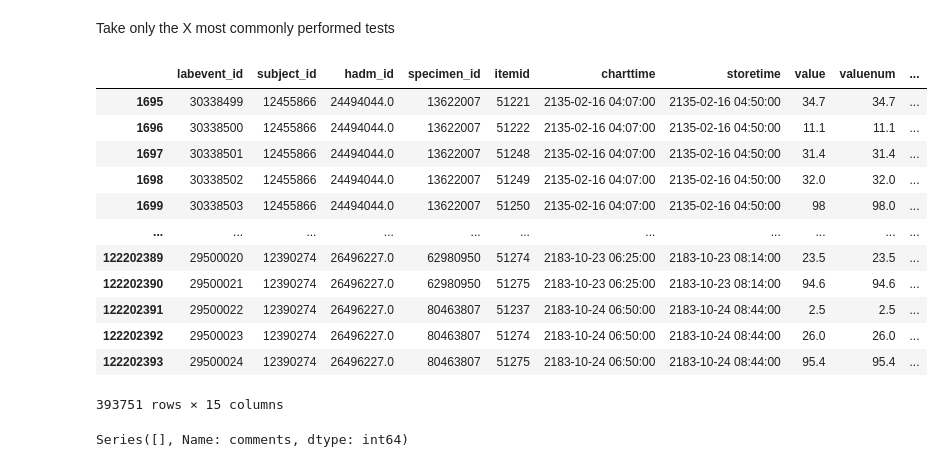
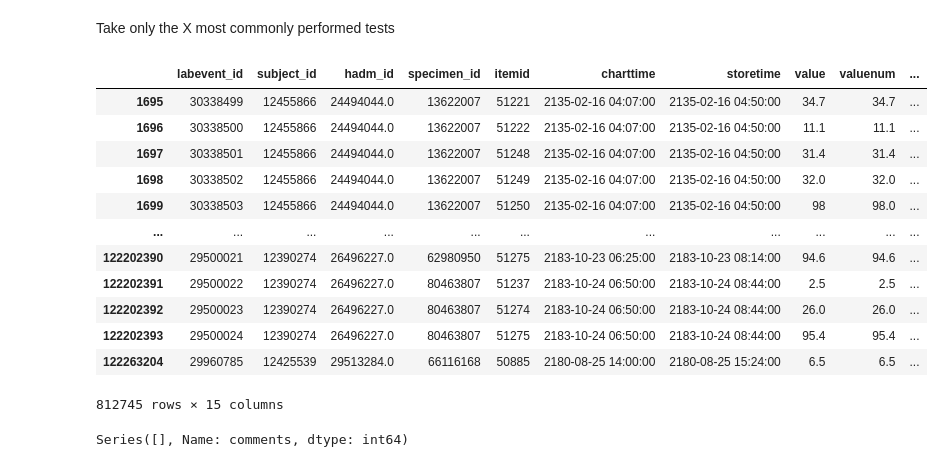
Before and after one commit to brandoncryu/disease_prediction, a Jupyter notebook: Generate Sample Patients.ipynb, the cells around one changed output. Cells and saved outputs as stored; diff of their text form; code cells hidden in the pictures.

```diff
--- a/Generate Sample Patients.ipynb
+++ b/Generate Sample Patients.ipynb
@@ -274,33 +309,36 @@ item_black_list = [50920, 51486, 51487, 51464, 51484, 51478, 51514, 51492, 51506
+# %%
+item_black_list = [50920]
+# 50920 - test results are text in comments - need to come back and figure out how to handle this
 # %% [markdown]
 Take only the X most commonly performed tests
 # %%
-top_test_num = 31
+top_test_num = 40
 
 lab_events_valid = lab_events_sampled[~lab_events_sampled['itemid'].isin(item_black_list)]
 
 # On patients with AKF
 itemid_sub_sample = lab_events_valid[lab_events_valid['subject_id'].isin(list(admissions_sample[admissions_sample['AKF'] == 1].subject_id))].groupby('itemid')['subject_id'].nunique().sort_values(ascending = False).head(top_test_num).reset_index().rename(columns = {'index' : 'itemid'}).itemid.to_list()
 # On all sample patients
 # itemid_sub_sample = lab_events_sampled.groupby('itemid')['subject_id'].nunique().sort_values(ascending = False).head(top_test_num).reset_index().rename(columns = {'index' : 'itemid'}).itemid.to_list()
 
 lab_events_sampled_sub = lab_events_sampled[lab_events_sampled['itemid'].isin(itemid_sub_sample)]
 # lab_events_sampled_sub = lab_events_sampled[lab_events_sampled['itemid'].isin([51466])]
 
 lab_events_sampled_sub
 # %% [output]
 |  | labevent_id | subject_id | hadm_id | specimen_id | itemid | charttime | storetime | value | valuenum | ... |
 | 1695 | 30338499 | 12455866 | 24494044.0 | 13622007 | 51221 | 2135-02-16 04:07:00 | 2135-02-16 04:50:00 | 34.7 | 34.7 | ... |
 | 1696 | 30338500 | 12455866 | 24494044.0 | 13622007 | 51222 | 2135-02-16 04:07:00 | 2135-02-16 04:50:00 | 11.1 | 11.1 | ... |
 | 1697 | 30338501 | 12455866 | 24494044.0 | 13622007 | 51248 | 2135-02-16 04:07:00 | 2135-02-16 04:50:00 | 31.4 | 31.4 | ... |
 | 1698 | 30338502 | 12455866 | 24494044.0 | 13622007 | 51249 | 2135-02-16 04:07:00 | 2135-02-16 04:50:00 | 32.0 | 32.0 | ... |
 | 1699 | 30338503 | 12455866 | 24494044.0 | 13622007 | 51250 | 2135-02-16 04:07:00 | 2135-02-16 04:50:00 | 98 | 98.0 | ... |
 | ... | ... | ... | ... | ... | ... | ... | ... | ... | ... | ... |
-| 122202389 | 29500020 | 12390274 | 26496227.0 | 62980950 | 51274 | 2183-10-23 06:25:00 | 2183-10-23 08:14:00 | 23.5 | 23.5 | ... |
 | 122202390 | 29500021 | 12390274 | 26496227.0 | 62980950 | 51275 | 2183-10-23 06:25:00 | 2183-10-23 08:14:00 | 94.6 | 94.6 | ... |
 | 122202391 | 29500022 | 12390274 | 26496227.0 | 80463807 | 51237 | 2183-10-24 06:50:00 | 2183-10-24 08:44:00 | 2.5 | 2.5 | ... |
 | 122202392 | 29500023 | 12390274 | 26496227.0 | 80463807 | 51274 | 2183-10-24 06:50:00 | 2183-10-24 08:44:00 | 26.0 | 26.0 | ... |
 | 122202393 | 29500024 | 12390274 | 26496227.0 | 80463807 | 51275 | 2183-10-24 06:50:00 | 2183-10-24 08:44:00 | 95.4 | 95.4 | ... |
+| 122263204 | 29960785 | 12425539 | 29513284.0 | 66116168 | 50885 | 2180-08-25 14:00:00 | 2180-08-25 15:24:00 | 6.5 | 6.5 | ... |
-393751 rows × 15 columns
+812745 rows × 15 columns
 # %%
 lab_events_sampled_sub[lab_events_sampled_sub['itemid'] == 50920].comments.value_counts()
 # %% [output]
```
Also changed, not shown: parts of 33 cells of this notebook, 1 other file.
